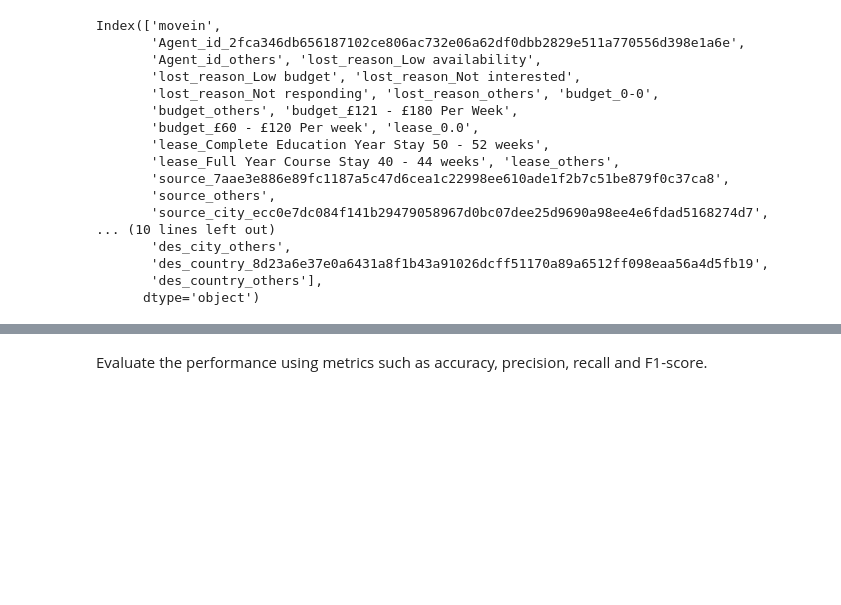
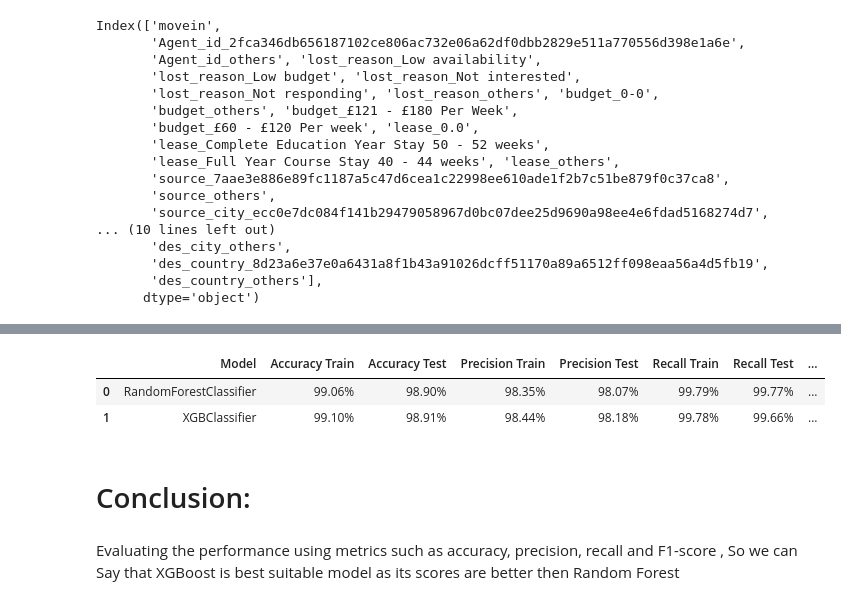
Before and after one commit to SaniyaBubere/Lead-Scoring-Model, a Jupyter notebook: LeadScoring.ipynb, the cells around one changed output, grey strips where cells are left out. Saved outputs shown, nothing was run; the diff lists cells and outputs as text; code cells hidden in the pictures; blank space fills up the shorter version.

```diff
--- a/LeadScoring.ipynb
+++ b/LeadScoring.ipynb
@@ -581,2 +688,20 @@ OrderedDict([('Train Accuracy: 98.47%', None),
+# %%
+# list of dictionaries representing evaluation metrics for different models
+models_eval = [{'Model': 'RandomForestClassifier', 'Accuracy Train': '99.06%', 'Accuracy Test': '98.90%', 'Precision Train': '98.35%','Precision Test': '98.07%','Recall Train': '99.79%','Recall Test': '99.77%','F1 Train':'99.07%','F1 Test': '98.91%','ROC-AUC Train': '99.06%','ROC-AUC Test':'98.90%'},
+               {'Model': 'XGBClassifier', 'Accuracy Train': '99.10%', 'Accuracy Test': '98.91%', 'Precision Train': '98.44%','Precision Test':'98.18%','Recall Train':'99.78%','Recall Test': '99.66%','F1 Train': '99.10%','F1 Test': '98.91%','ROC-AUC Train': '99.10%','ROC-AUC Test':'99.91%'}]
+# function to create comparison table
+def create_comparison_table(models_eval):
+    comparison_table = pd.DataFrame(models_eval)
+    return comparison_table
+
+# create comparison table
+comparison_table = create_comparison_table(models_eval)
+comparison_table
+# %% [output]
+|  | Model | Accuracy Train | Accuracy Test | Precision Train | Precision Test | Recall Train | Recall Test | ... |
+| 0 | RandomForestClassifier | 99.06% | 98.90% | 98.35% | 98.07% | 99.79% | 99.77% | ... |
+| 1 | XGBClassifier | 99.10% | 98.91% | 98.44% | 98.18% | 99.78% | 99.66% | ... |
+# %% [markdown]
+# Conclusion:
 # %% [markdown]
-Evaluate the performance using metrics such as accuracy, precision, recall and F1-score.
+Evaluating the performance using metrics such as accuracy, precision, recall and F1-score , So we can Say that XGBoost is best suitable model as its scores are better then Random Forest
```
Also changed, not shown: parts of 36 cells of this notebook.
